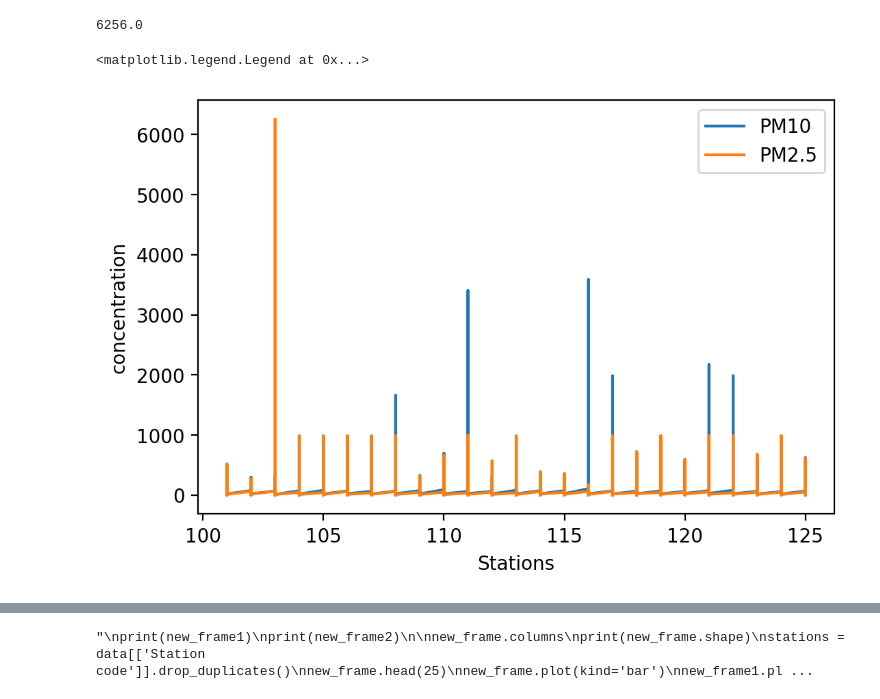
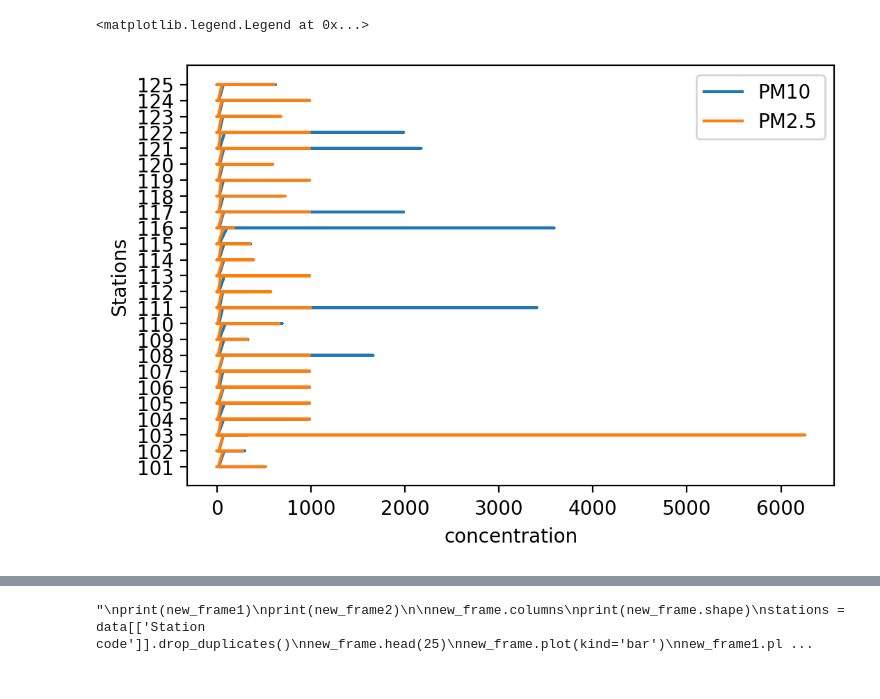
Before and after one commit to bouzouidja/information-visualization, a Jupyter notebook: InfoVizNotebook.ipynb, the cells around one changed output, grey strips where cells are left out. Saved outputs shown, nothing was run; the diff lists cells and outputs as text; code cells hidden in the pictures.

```diff
--- a/InfoVizNotebook.ipynb
+++ b/InfoVizNotebook.ipynb
@@ -66,14 +85,15 @@ plt.legend()
 # %%
 ##Task1: Plotting particulate matter PM10 and PM2.5
 
 
 plt.figure(dpi=200)
-plt.plot('Station code', 'PM10', data=data, label="PM10")
-plt.plot('Station code', 'PM2.5', data=data ,label="PM2.5")
-plt.xlabel('Stations')
-plt.ylabel('concentration')
+plt.plot('PM10','Station code', data=data, label="PM10")
+plt.plot('PM2.5','Station code', data=data ,label="PM2.5")
+plt.xlabel('concentration')
+plt.ylabel('Stations')
+plt.yticks(stations.values[::])
+#plt.xticks(stations.values[::])
 plt.legend()
 # %% [output]
-6256.0
+<matplotlib.legend.Legend at 0x...>
-<matplotlib.legend.Legend at 0x...>
-[figure, old version]
+[figure, new version]
```
Also changed, not shown: parts of 8 cells of this notebook.
